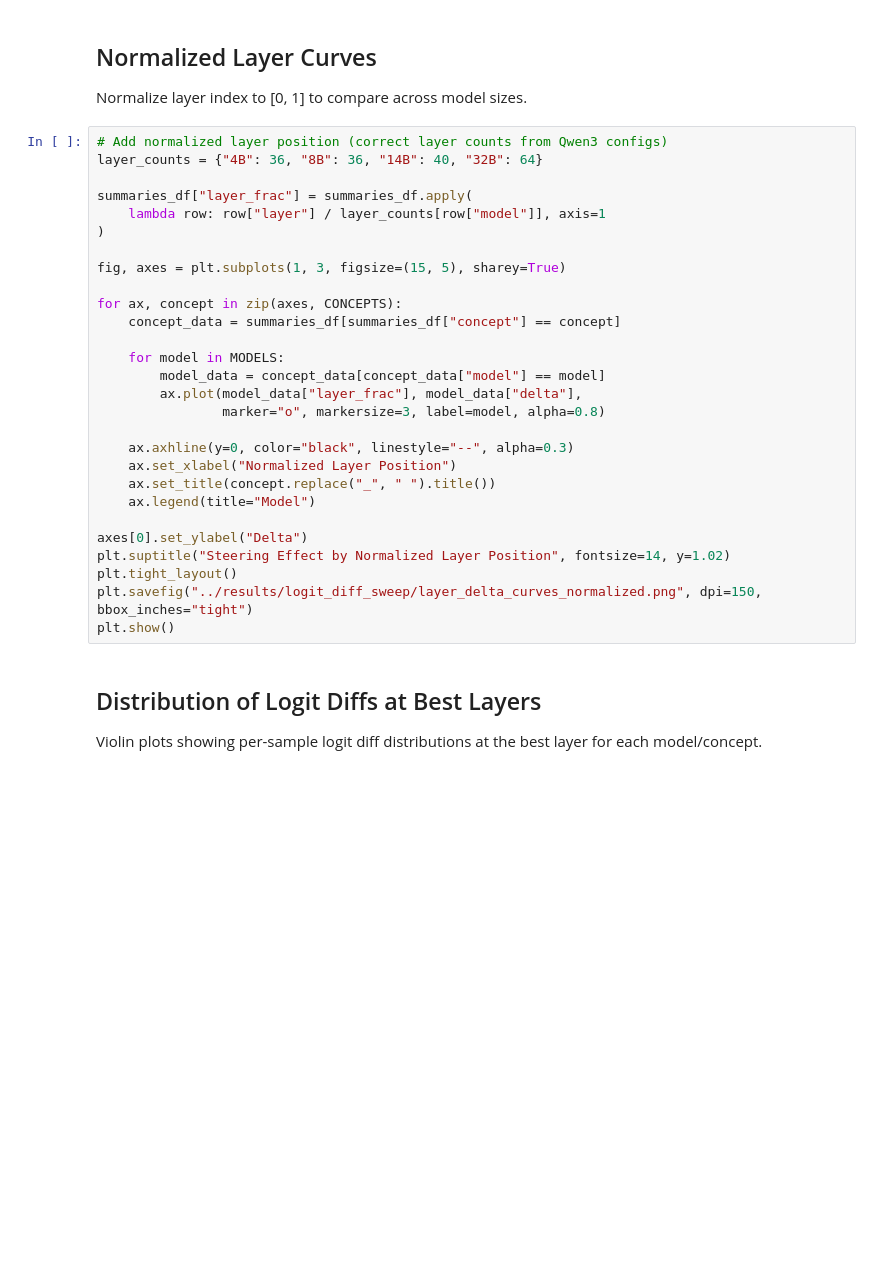
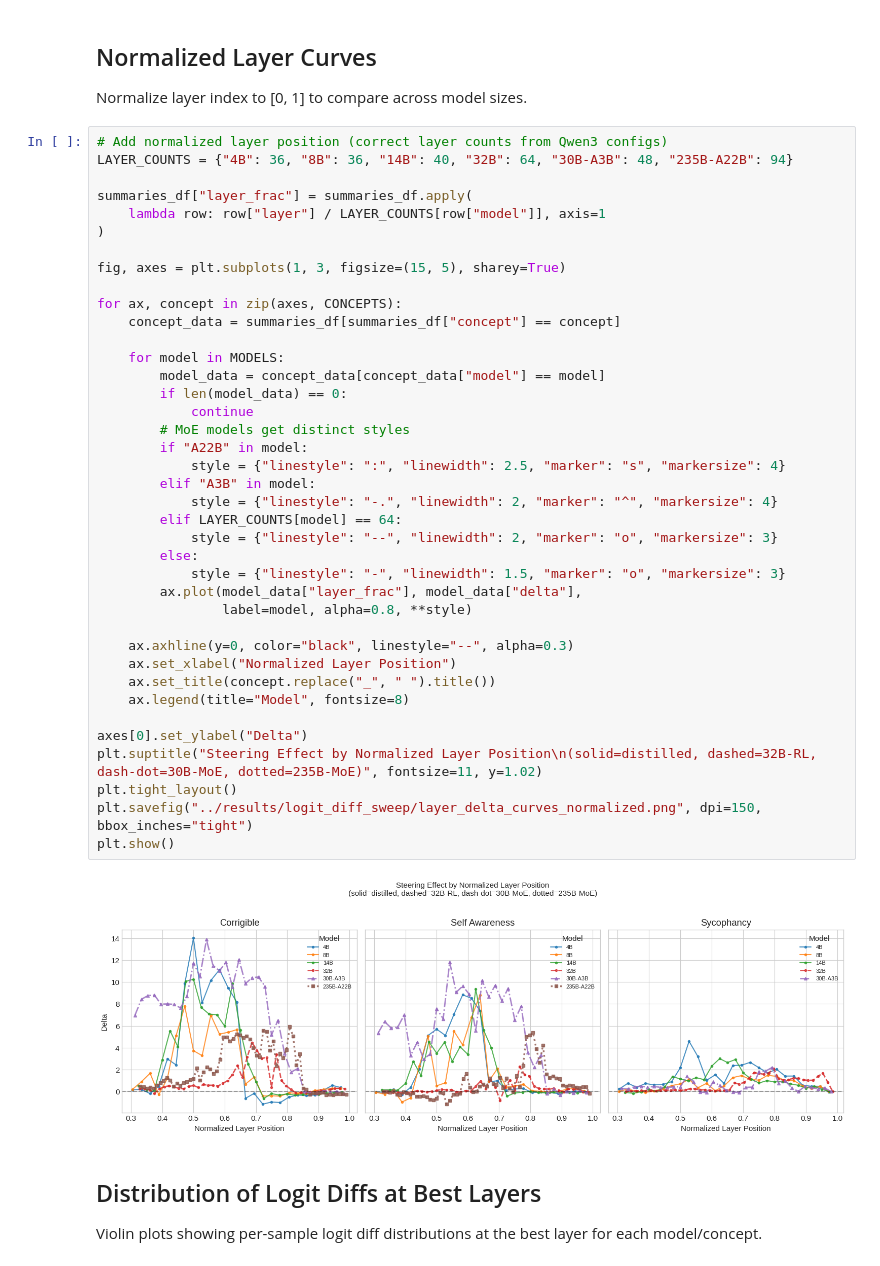
Before and after one commit to obayyub/steering, a Jupyter notebook: notebooks/20260107_logit_diff_sweep_analysis.ipynb, the cells around one changed output. Drawn from its saved outputs; the diff is of its cells as text; blank space fills up the shorter version.

```diff
--- a/notebooks/20260107_logit_diff_sweep_analysis.ipynb
+++ b/notebooks/20260107_logit_diff_sweep_analysis.ipynb
@@ -212,32 +155,45 @@ plt.show()
 Normalize layer index to [0, 1] to compare across model sizes.
 # %%
 # Add normalized layer position (correct layer counts from Qwen3 configs)
-layer_counts = {"4B": 36, "8B": 36, "14B": 40, "32B": 64}
+LAYER_COUNTS = {"4B": 36, "8B": 36, "14B": 40, "32B": 64, "30B-A3B": 48, "235B-A22B": 94}
 
 summaries_df["layer_frac"] = summaries_df.apply(
-    lambda row: row["layer"] / layer_counts[row["model"]], axis=1
+    lambda row: row["layer"] / LAYER_COUNTS[row["model"]], axis=1
 )
 
 fig, axes = plt.subplots(1, 3, figsize=(15, 5), sharey=True)
 
 for ax, concept in zip(axes, CONCEPTS):
     concept_data = summaries_df[summaries_df["concept"] == concept]
 
     for model in MODELS:
         model_data = concept_data[concept_data["model"] == model]
+        if len(model_data) == 0:
+            continue
+        # MoE models get distinct styles
+        if "A22B" in model:
+            style = {"linestyle": ":", "linewidth": 2.5, "marker": "s", "markersize": 4}
+        elif "A3B" in model:
+            style = {"linestyle": "-.", "linewidth": 2, "marker": "^", "markersize": 4}
+        elif LAYER_COUNTS[model] == 64:
+            style = {"linestyle": "--", "linewidth": 2, "marker": "o", "markersize": 3}
+        else:
+            style = {"linestyle": "-", "linewidth": 1.5, "marker": "o", "markersize": 3}
         ax.plot(model_data["layer_frac"], model_data["delta"],
-                marker="o", markersize=3, label=model, alpha=0.8)
+                label=model, alpha=0.8, **style)
 
     ax.axhline(y=0, color="black", linestyle="--", alpha=0.3)
     ax.set_xlabel("Normalized Layer Position")
     ax.set_title(concept.replace("_", " ").title())
-    ax.legend(title="Model")
+    ax.legend(title="Model", fontsize=8)
 
 axes[0].set_ylabel("Delta")
-plt.suptitle("Steering Effect by Normalized Layer Position", fontsize=14, y=1.02)
+plt.suptitle("Steering Effect by Normalized Layer Position\n(solid=distilled, dashed=32B-RL, dash-dot=30B-MoE, dotted=235B-MoE)", fontsize=11, y=1.02)
 plt.tight_layout()
 plt.savefig("../results/logit_diff_sweep/layer_delta_curves_normalized.png", dpi=150, bbox_inches="tight")
 plt.show()
+# %% [output]
+[figure, added]
 # %% [markdown]
 ## Distribution of Logit Diffs at Best Layers
 
```
Also changed, not shown: parts of 26 cells of this notebook, 25 other files.
